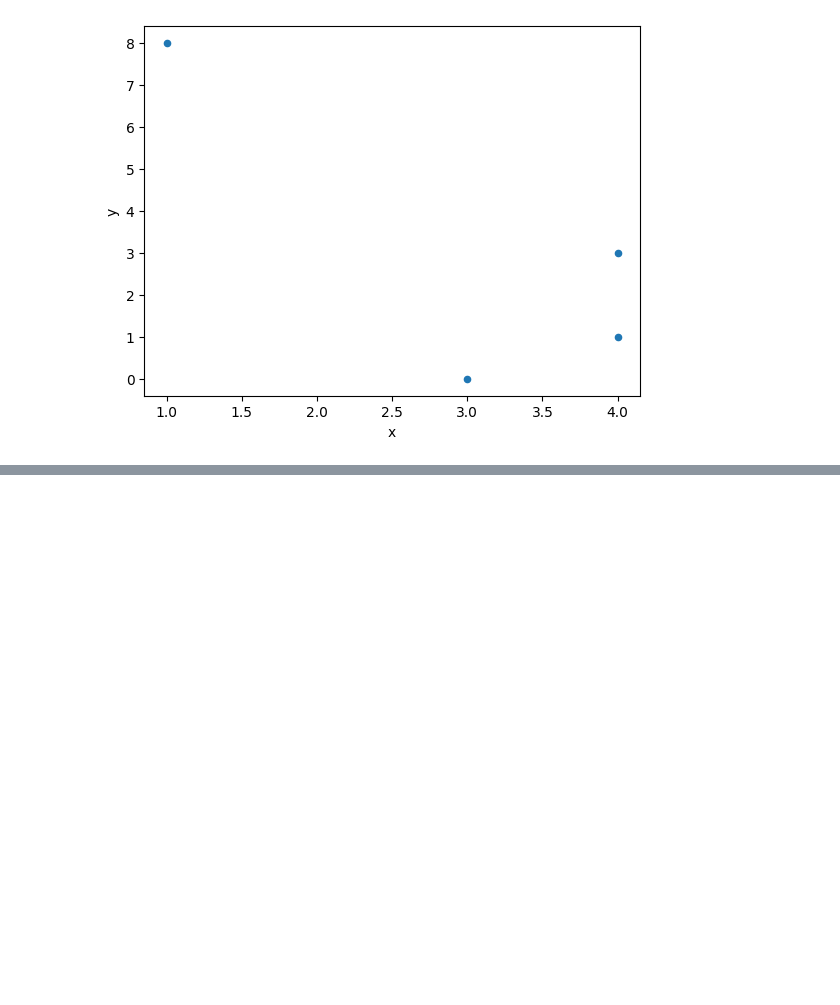
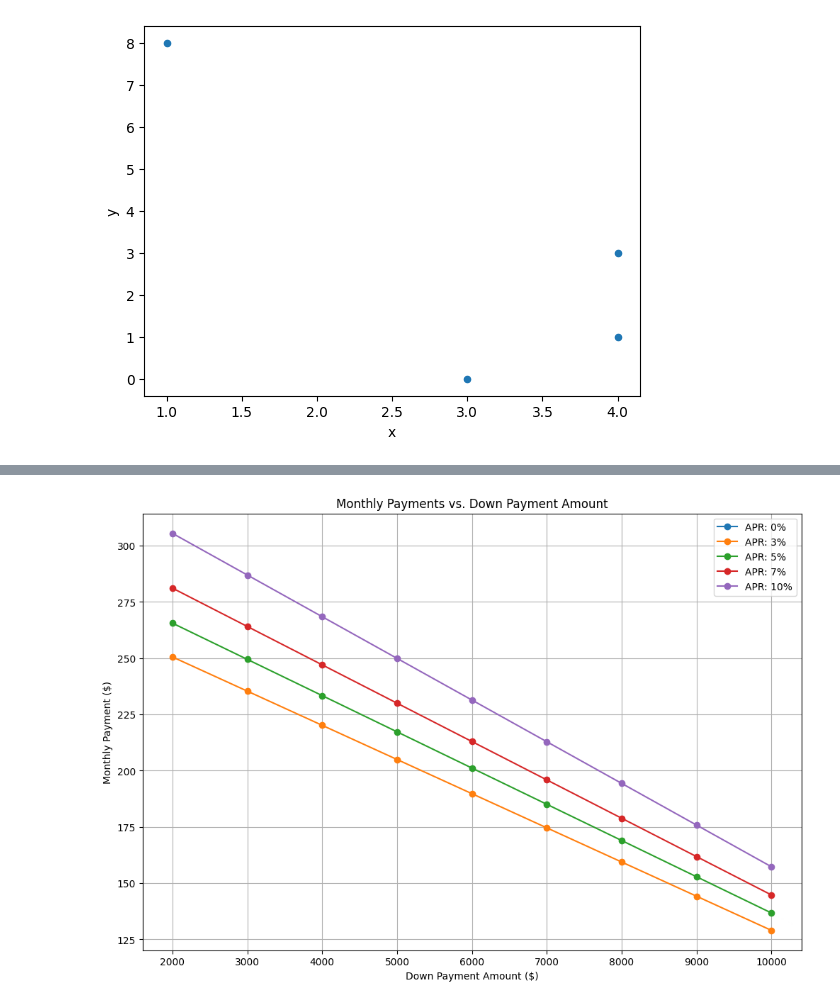
Before and after one commit to kingsuching/poker, a Jupyter notebook: Untitled.ipynb, the cells around one changed output, grey strips where cells are left out. Saved outputs shown, nothing was run; the diff lists cells and outputs as text; code cells hidden in the pictures; blank space fills up the shorter version.

```diff
--- a/Untitled.ipynb
+++ b/Untitled.ipynb
@@ -33,0 +84,4 @@ Matplotlib is building the font cache; this may take a moment.
+# %%
+plot_monthly_payments(car_price, trade_in_value, loan_term, down_payment_range, apr_range, 0)
+# %% [output]
+[figure, added]
```
Also changed, not shown: parts of 1 cell of this notebook, 4 other files.
